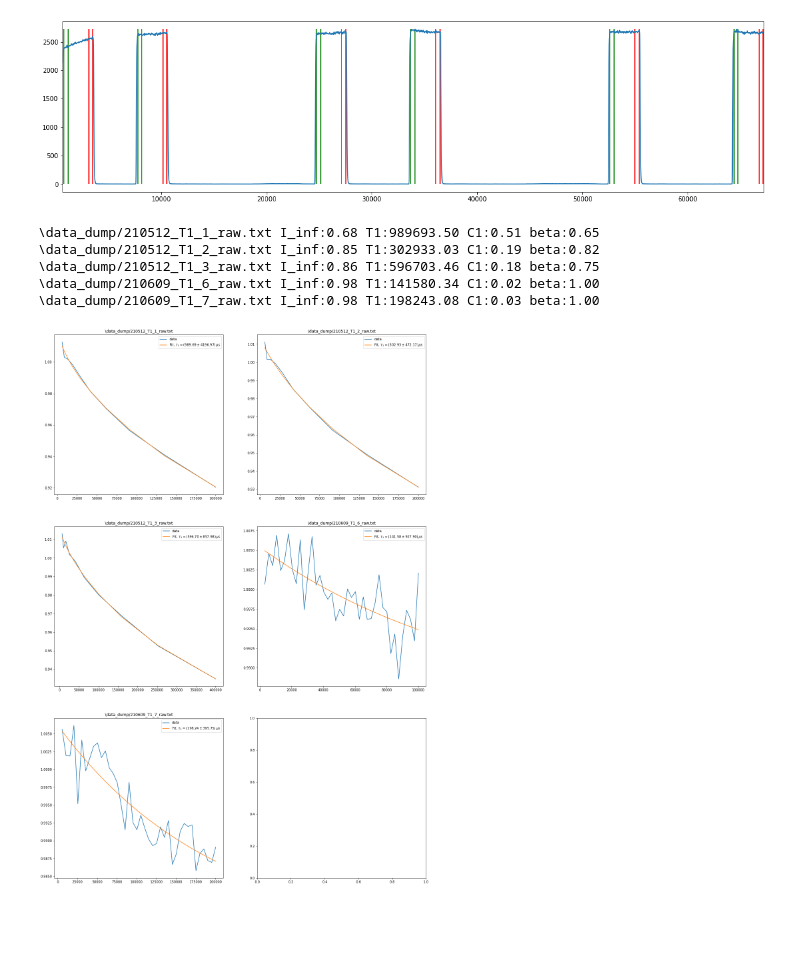
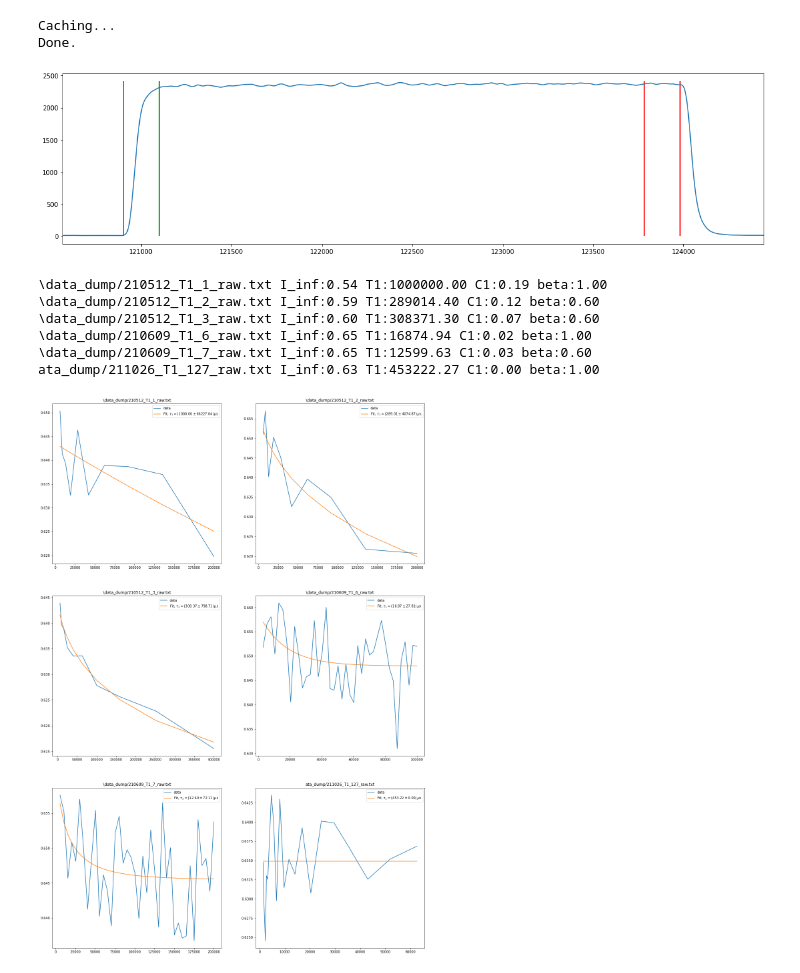
Before and after one commit to LCarnovale/HonoursAnalysis, a Jupyter notebook: analyse_T1.ipynb, the cells around one changed output. Saved outputs shown, nothing was run; the diff lists cells and outputs as text; code cells hidden in the pictures; blank space fills up the shorter version.

```diff
--- a/analyse_T1.ipynb
+++ b/analyse_T1.ipynb
@@ -18,6 +18,7 @@ files = [
     find_file("T1", 3, date0, raw=True),
     find_file("T1", 6, date1, raw=True),
     find_file("T1", 7, date1, raw=True),
+    find_file("T1", 127, "211026", raw=True),
 ]
 
 data_all = [
@@ -28,12 +29,17 @@ for d in data_all:
     d['smooth'] = gsmooth(d.counts, sigma=5)
 
 titles = [f[-30:] for f in files]
+# %% [output]
+Caching...
+Done.
+# %%
+first_pulse, last_pulse = 20, 20
 # %%
 data_col = 'smooth' # 'counts' or 'smooth'
 
 max_counts = np.array([max(data[data_col]) for data in data_all])
 
-COUNTS_THRESHOLD = 0.8 # * the max number of counts in any bin
+COUNTS_THRESHOLD = 0.5 # * the max number of counts in any bin
 
 ris_fals = [
     tools.get_rise_falls(np.array(data[data_col]), thresh)
@@ -46,13 +52,13 @@ rise_ts = [np.array(data.time[r]) for data, r in zip(data_all, rises)]
 fall_ts = [np.array(data.time[f]) for data, f in zip(data_all, falls)]
 
 ################################################################
-integration_width_ns = 400 # ns
+integration_width_ns = 200 # ns
 # TODO [DONE?] FIx this make it dependent on step size
 dt = np.array([spec.time[1] - spec.time[0] for spec in data_all])
 integration_width = (integration_width_ns // dt).astype(int)
 # integration_width
 
-forwards_shift = 30
+forwards_shift = -20
 backwards_shift = -20
 ################################################################
 
@@ -74,49 +80,50 @@ for i,(spec, s_rises, s_falls, s_rise_ts, s_fall_ts) in enumerate(zip(
     start_end_idx = get_readout_start_and_ends(s_rises, s_falls)
     start_ends.append(start_end)
     start_ends_idx.append(start_end_idx)
-    if f:
-        plt.figure(figsize=(20, 5))
-        plt.plot(spec.time, spec[data_col])
-        top = max(spec[data_col])
-        plt.vlines(forwards_shift*dt[i] + s_rise_ts, 0, top, "green")
-        plt.vlines(forwards_shift*dt[i] + s_rise_ts + dt[i]*integration_width[i], 0, top, "green")
-        plt.vlines(backwards_shift*dt[i] + s_fall_ts, 0, top, "red")
-        plt.vlines(backwards_shift*dt[i] + s_fall_ts - dt[i]*integration_width[i], 0, top, "red")
-        plt.xlim(s_rise_ts[0], s_fall_ts[5])
-        f = False
-        plt.show()
+if f:
+    plt.figure(figsize=(20, 5))
+    plt.plot(spec.time, spec[data_col])
+    top = max(spec[data_col])
+    plt.vlines(forwards_shift*dt[i] + s_rise_ts, 0, top, "green")
+    plt.vlines(forwards_shift*dt[i] + s_rise_ts + dt[i]*integration_width[i], 0, top, "green")
+    plt.vlines(backwards_shift*dt[i] + s_fall_ts, 0, top, "red")
+    plt.vlines(backwards_shift*dt[i] + s_fall_ts - dt[i]*integration_width[i], 0, top, "red")
+    # plt.xlim(0, s_fall_ts[5])
+    plt.xlim(s_rise_ts[first_pulse]-400, s_fall_ts[last_pulse]+400)
+    f = False
+    plt.show()
 
 
 # readout_counts = np.array(data.counts)[[pulses[:, 0]: pulses[:, 0] + integration_width]]
-take_previous_fall = True # If false, use the fall of the same pulse as the reference signal
+take_previous_fall = False # If false, use the fall of the same pulse as the reference signal
 spec_tau_axes = []
 PL_reads = []
 PL_refs = []
 for (spec, start_end, start_end_idx, int_width) in zip(
         data_all, start_ends, start_ends_idx, integration_width):
     forward_t = np.arange(int_width)
     x = take_previous_fall * 1 # Scan the arrays in a fashion that depends on this setting
     forward = np.tile(forward_t, (len(start_end_idx)-x, 1))
     backward = -forward
     forward += forwards_shift
     backward += backwards_shift
     reads = (forward + start_end_idx[x:, [0]]).astype(int)
     refs = (backward + start_end_idx[:len(start_end_idx)-x, [1]]).astype(int)
 
     tau = start_end[1:, 0] - start_end[:-1, 1]
     # if not take_previous_fall ignore the first pulse
     reads = reads[1-x:]
     refs  = refs[1-x:]
 
     arr = np.array(spec.counts)
     reads = np.sum(arr[reads], axis=-1)
     refs  = np.sum(arr[refs], axis=-1)
 
     spec_tau_axes.append(tau)
     PL_reads.append(reads)
     PL_refs.append(refs)
 # %% [output]
-[figure, old version]
+[figure, new version]
 # %%
 fig = plt.figure(figsize=(20, 30))
 n_cols = 2
@@ -168,9 +175,10 @@ for title, tau, reads, refs, ax in zip(titles, spec_tau_axes, PL_reads, PL_refs,
     ax.legend()
     ax.set_title(title)
 # %% [output]
-\data_dump/210512_T1_1_raw.txt I_inf:0.68 T1:989693.50 C1:0.51 beta:0.65
-\data_dump/210512_T1_2_raw.txt I_inf:0.85 T1:302933.03 C1:0.19 beta:0.82
-\data_dump/210512_T1_3_raw.txt I_inf:0.86 T1:596703.46 C1:0.18 beta:0.75
-\data_dump/210609_T1_6_raw.txt I_inf:0.98 T1:141580.34 C1:0.02 beta:1.00
-\data_dump/210609_T1_7_raw.txt I_inf:0.98 T1:198243.08 C1:0.03 beta:1.00
+\data_dump/210512_T1_1_raw.txt I_inf:0.54 T1:1000000.00 C1:0.19 beta:1.00
+\data_dump/210512_T1_2_raw.txt I_inf:0.59 T1:289014.40 C1:0.12 beta:0.60
+\data_dump/210512_T1_3_raw.txt I_inf:0.60 T1:308371.30 C1:0.07 beta:0.60
+\data_dump/210609_T1_6_raw.txt I_inf:0.65 T1:16874.94 C1:0.02 beta:1.00
+\data_dump/210609_T1_7_raw.txt I_inf:0.65 T1:12599.63 C1:0.03 beta:0.60
+ata_dump/211026_T1_127_raw.txt I_inf:0.63 T1:453222.27 C1:0.00 beta:1.00
-[figure, old version]
+[figure, new version]
```
Also changed, not shown: parts of 1 cell of this notebook, 2 other files.
